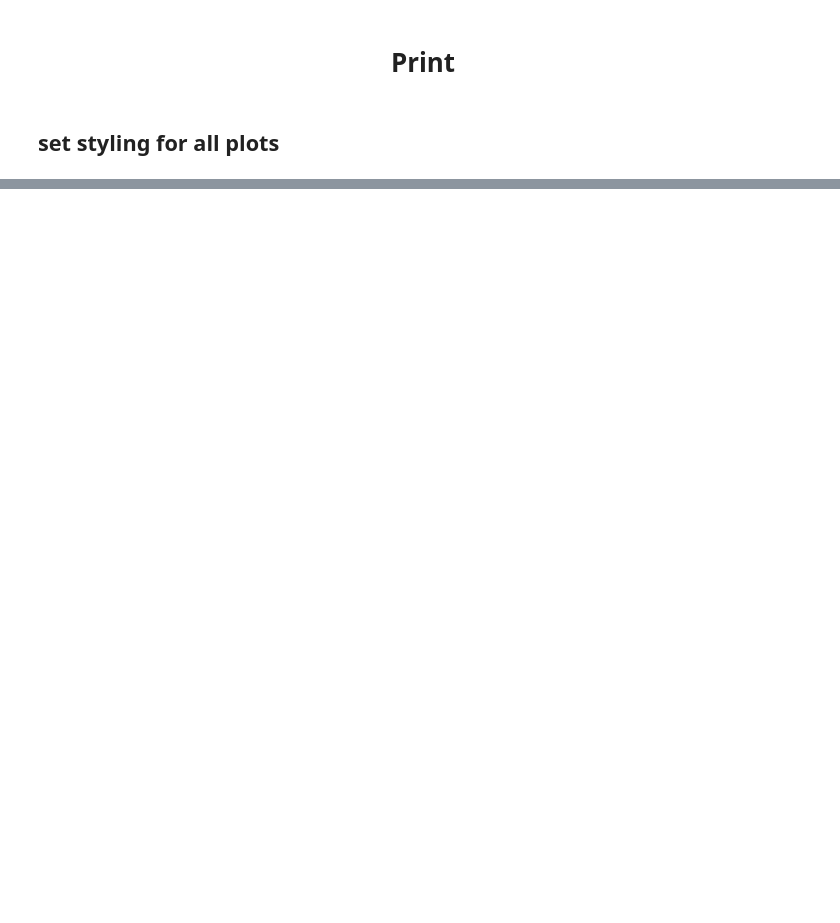
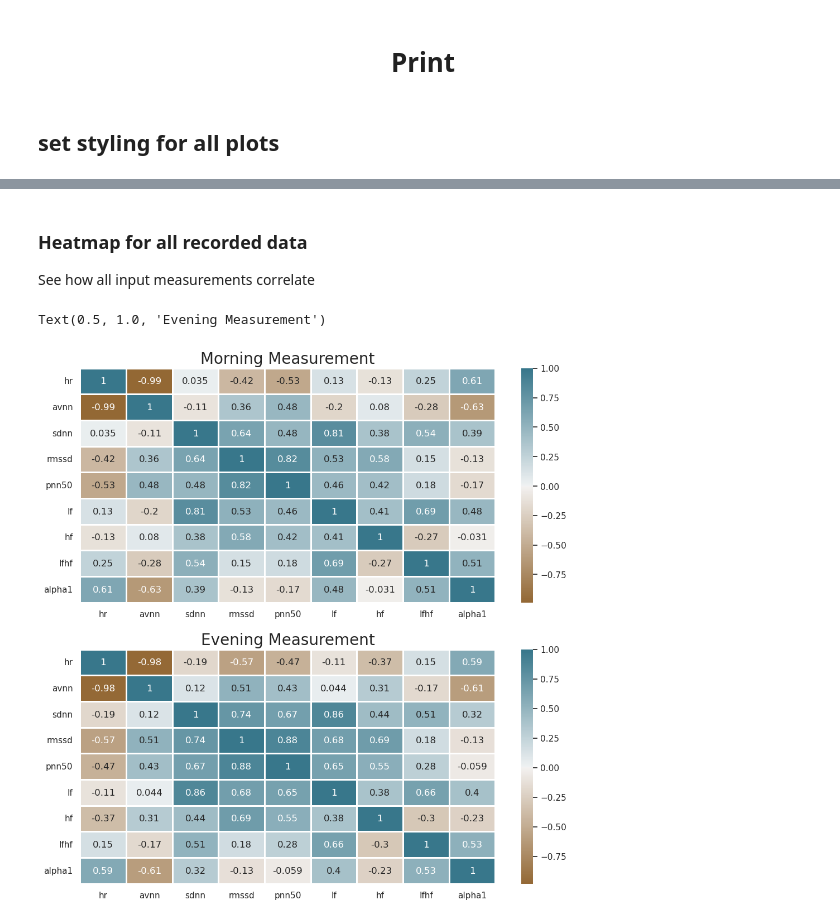
Before and after one commit to ChristianKoplenig/hrv_public, a Jupyter notebook: daily_hrv.ipynb, the cells around one changed output, grey strips where cells are left out. Cells and saved outputs as stored; diff of their text form; code cells hidden in the pictures; blank space fills up the shorter version.

Commit message:
daily_hrv - added first eda plots

```diff
--- a/daily_hrv.ipynb
+++ b/daily_hrv.ipynb
@@ -51,6 +49,25 @@ gpDate_select_measurement_idx0['rol_hr'] = gpDate_select_measurement_idx0['hr'].
 gpDate_select_measurement_idx1 = select_measurement_idx1.groupby('date').median()
 gpDate_select_measurement_idx1['rol_rmssd'] = gpDate_select_measurement_idx1['rmssd'].rolling(select_rolling).median()
 gpDate_select_measurement_idx1['rol_hr'] = gpDate_select_measurement_idx1['hr'].rolling(select_rolling).median()
+
+# dataframes for heatmap
+corr_idx0 = pd.DataFrame(select_measurement_idx0)
+corr_idx0 = corr_idx0.drop([
+    'artifacts',
+    'time',
+    'measurement',
+    'date',
+    'datapoint'],axis=1)
+corr_idx0.reset_index()
+
+corr_idx1 = pd.DataFrame(select_measurement_idx1)
+corr_idx1 = corr_idx1.drop([
+    'artifacts',
+    'time',
+    'measurement',
+    'date',
+    'datapoint'],axis=1)
+corr_idx1.reset_index()
 
 # all measurements, long format, grouped by date, select column for plot
 gp_MesDt = df.groupby(['measurement', 'date']).median()[['hr', 'rmssd']]
@@ -123,0 +164,33 @@ axes.set_title("Heartrate", fontsize=16)
+# %% [markdown]
+### Heatmap for all recorded data
+See how all input measurements correlate
+# %%
+fig, axes = plt.subplots(nrows=2,
+                         ncols=1,
+                        figsize=(12,12))
+
+# color palette
+cmap = sns.diverging_palette(47, 221, l=47, s=77, as_cmap=True)
+
+# morning measurements
+sns.heatmap(corr_idx0.corr(),
+            linewidths=1,
+            center=0,
+            cmap=cmap,
+            annot=True,
+            ax=axes[0]
+            )
+axes[0].set_title('Morning Measurement', fontsize=20)
+
+# evening measurements
+sns.heatmap(corr_idx1.corr(),
+            linewidths=1,
+            center=0,
+            cmap=cmap,
+            annot=True,
+            ax=axes[1]
+            )
+axes[1].set_title('Evening Measurement', fontsize=20)
+# %% [output]
+Text(0.5, 1.0, 'Evening Measurement')
+[figure, added]
```
Also changed, not shown: parts of 12 cells of this notebook, 2 other files.
